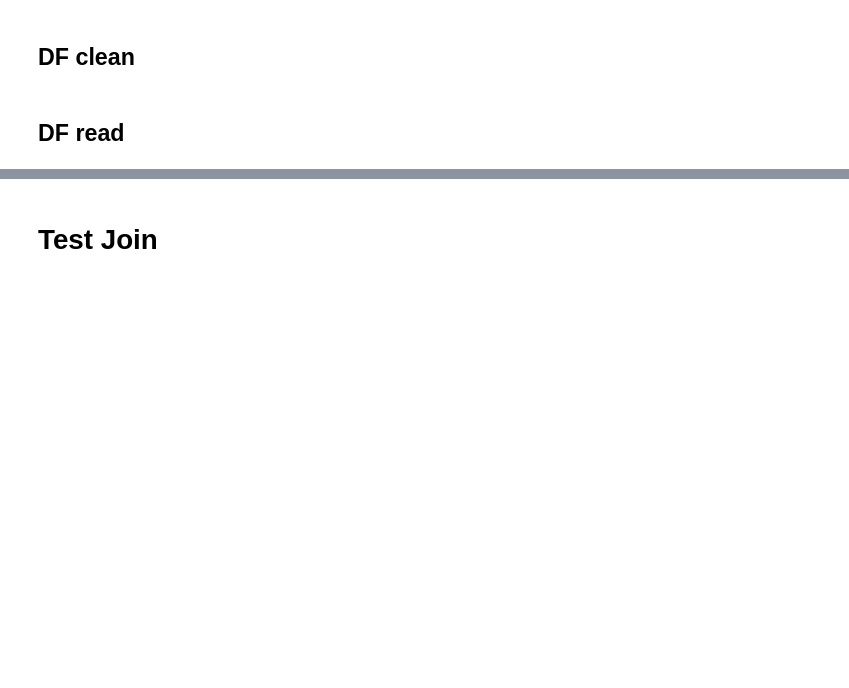
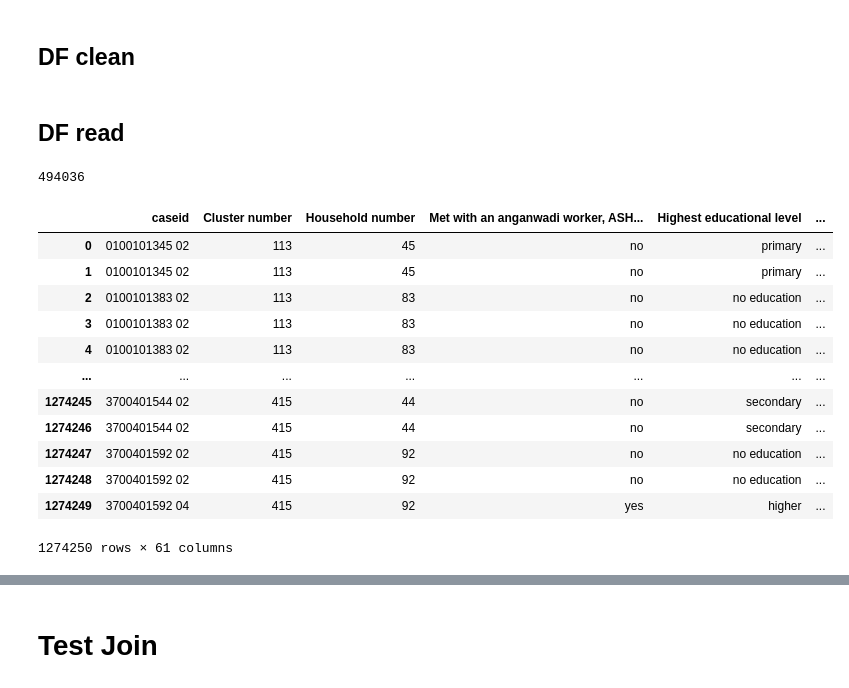
Before and after one commit to SaiSiddhardhaKalla/Master_Thesis, a Jupyter notebook: 15_DHS.ipynb, the cells around one changed output, grey strips where cells are left out. Saved outputs shown, nothing was run; the diff lists cells and outputs as text; code cells hidden in the pictures; blank space fills up the shorter version.

```diff
--- a/15_DHS.ipynb
+++ b/15_DHS.ipynb
@@ -304,39 +304,59 @@ df_cleaned.to_csv('/Users/sid/Desktop/DHS/BR/BR_python_all.csv',index=False)
 # %%
 # df_cleaned2 = pd.read_csv('/Users/sid/Desktop/DHS/BR/BR_python_filter.csv')
 df_cleaned = pd.read_csv('/Users/sid/Library/CloudStorage/OneDrive-DeakinUniversity/UDocs - D/DataSets/DHS/BR/BR_python_all.csv')
+# %%
+print(len(df_cleaned['caseid'].unique()))
+# %% [output]
+494036
 # %%
 
 
-df_cleaned_filter = df_cleaned[['v001','v002',
+df_cleaned_filter = df_cleaned[[
+    'caseid',
+    'v001','v002',
     's361', 'v106',
     'v133', 'v149', 'v701','s365a','s365b' ,'s365c', 's365d', 's365e', 's365g', 's365j',
     's365o', 's365n', 's365p', 's365q', 's365r', 's566a','s566b','s566c', 'v602', 'v201',
     'v613', 's370a', 's370b','s370c', 's370d','s370e', 's370f','s370g', 's370h', 's370i',
     's370j','s370k', 's370l','v010', 'v009', 'v212', 's929', 'v130', 'v131','v739', 'v741',
-    'v714','v717','v719', 'v731', 'v741', 'm2h','m2g', 'm2i','m2j','m2k', 'period','b2'
+    'v714','v717','v719', 'v731', 'v741', 'm2h','m2g', 'm2i','m2j','m2k', 'period','b2','b4','b5','bord'
 ]]
 
 df_cleaned_filter2 = df_cleaned_filter.rename(columns={
                         'v001':'Cluster number','v002':'Household number','v739':'Person who decides how to spend respondents earnings',
                         'v741':'Type of earnings from respondents work', 'v714':'Respondent currently working',
                         'v717':'Type of Employment',
                         'v719':'Respondent works for family, others, self',
                         'v731':'Respondent worked in last 12 months', 'm2h':'Prenatal: community/village health worker',
                         'm2g':'Prenatal: DAI/traditional birth attendant' ,'m2i':'Prenatal: anganwadi/ICDS worker', 'm2j':'Prenatal: ASHA', 'm2k':'Prenatal: other',
                         's361':'Met with an anganwadi worker, ASHA or other community health worker in last 3 mo', 'v106':'Highest educational level',
                         'v133':'Education in single years', 'v149':'Educational attainment', 'v701':'Husband education level',
                         's365a': 'Services: Family Planning', 's365b': 'Services: Immunization', 's365c': 'Services: Antenatal Care', 's365d': 'Services: Delivery Care',
                         's365e': 'Services: Birth Preparedness', 's365g': 'Services: Postnatal Care', 's365j': 'Services: Treatment For Sick Child',
                         's365o': 'Services: Early Childhood Care', 's365n': 'Services: Growth Monitoring Of Child', 's365p': 'Services: Pre-School Education',
                         's365q': 'Services: Nutrition/Health Education', 's365r': 'Services: Family Life Education',
                         's566a':'Benefits:Supplementary food','s566b':'Benefits:Health check-ups','s566c':'Benefits:Health and nutrition education',
                         'v602':'Fertility preference', 'v201':'Total children ever born', 'v613':'Ideal number of children',
                         's370a': 'Service went for: Family Planning', 's370b': 'Service went for: Immunization', 's370c': 'Service went for: Antenatal Care',
                         's370d': 'Service went for: Delivery Care', 's370e': 'Service went for: Postnatal Care', 's370f': 'Service went for: Disease Prevention',
                         's370g': 'Service went for: Medical Treatment For Self', 's370h': 'Service went for: Treatment For Child',
                         's370i': 'Service went for: Treatment For Other Person',  's370j': 'Service went for: Growth Monitoring Of Child',
                         's370k': 'Service went for: Health Check-Up', 's370l': 'Service went for: Medical Termination Of Pregnancy',
                         'v010':'Respondents year of birth', 'v009':'Respondents month of birth', 'v212':'Age of respondent at 1st birth', 's929':'Independent money decision',
-                        'v130':'Religion', 'v131':'Ethnicity','b2':'Child birth year'
+                        'v130':'Religion', 'v131':'Ethnicity','b2':'Child birth year','b4':'Sex of Child','b5':'Child Alive','bord':'Birth Order'
                                     })
 df_cleaned_filter2
+# %% [output]
+|  | caseid | Cluster number | Household number | Met with an anganwadi worker, ASH... | Highest educational level | ... |
+| 0 | 0100101345 02 | 113 | 45 | no | primary | ... |
+| 1 | 0100101345 02 | 113 | 45 | no | primary | ... |
+| 2 | 0100101383 02 | 113 | 83 | no | no education | ... |
+| 3 | 0100101383 02 | 113 | 83 | no | no education | ... |
+| 4 | 0100101383 02 | 113 | 83 | no | no education | ... |
+| ... | ... | ... | ... | ... | ... | ... |
+| 1274245 | 3700401544 02 | 415 | 44 | no | secondary | ... |
+| 1274246 | 3700401544 02 | 415 | 44 | no | secondary | ... |
+| 1274247 | 3700401592 02 | 415 | 92 | no | no education | ... |
+| 1274248 | 3700401592 02 | 415 | 92 | no | no education | ... |
+| 1274249 | 3700401592 04 | 415 | 92 | yes | higher | ... |
+1274250 rows × 61 columns
```
Also changed, not shown: parts of 15 cells of this notebook, 3 other files.
